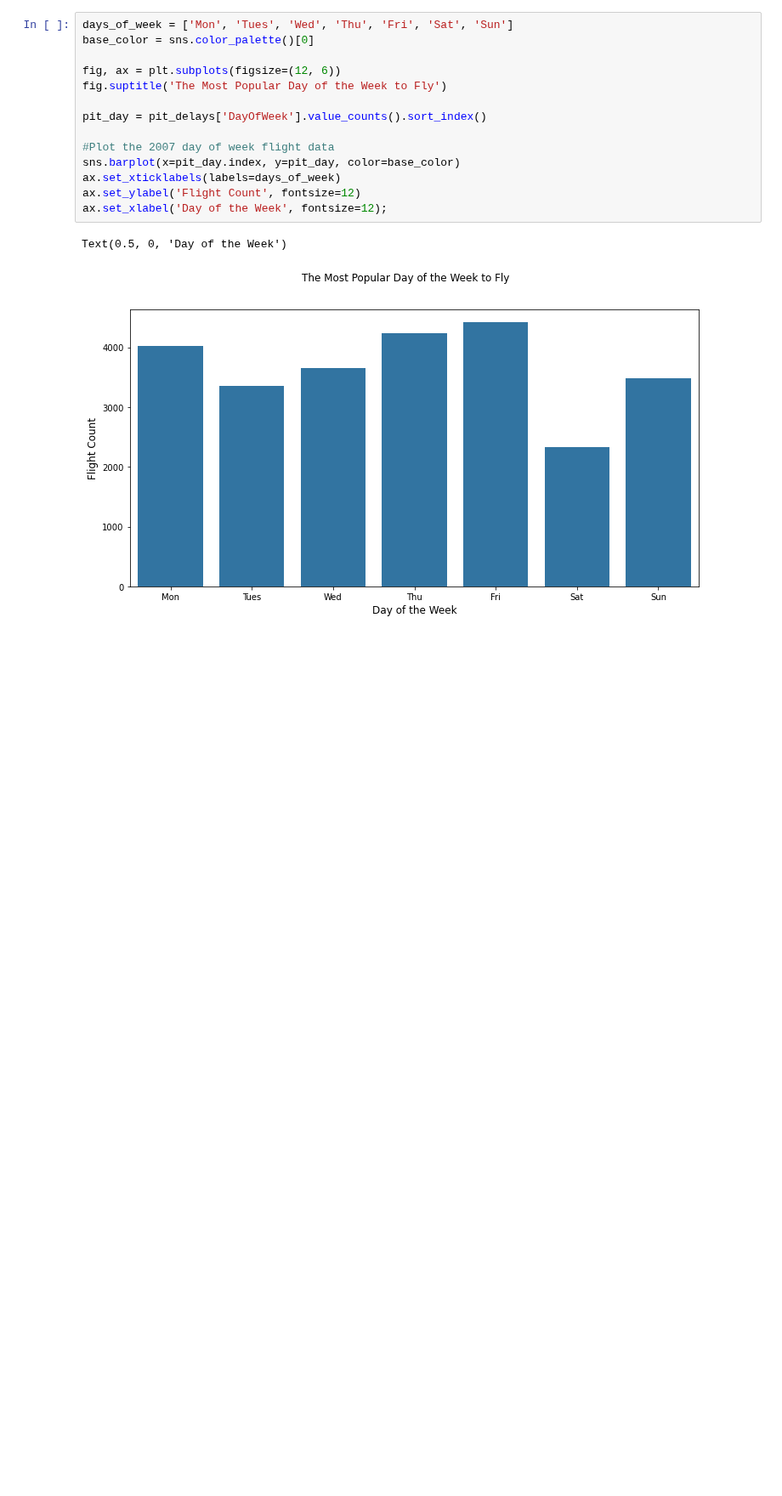
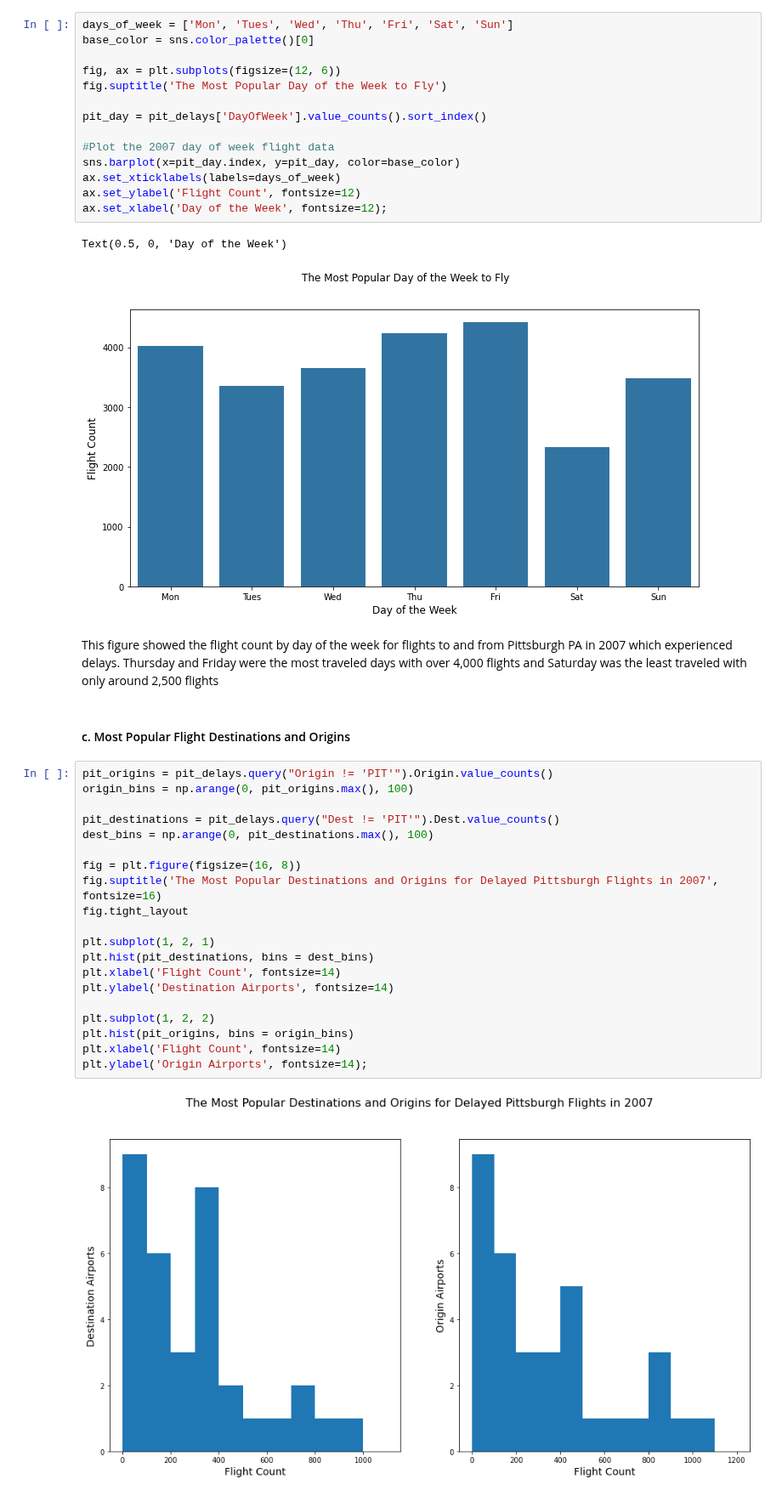
Before and after one commit to Miles-Murphy/vis_final_project, a Jupyter notebook: explanatory_analysis_pittsburgh_flight_data.ipynb, the cells around one changed output. Shown at 85% size. Cells and saved outputs as stored; diff of their text form; blank space fills up the shorter version.

Commit message:
Completed final univariate analysis figure and summary statement

```diff
--- a/explanatory_analysis_pittsburgh_flight_data.ipynb
+++ b/explanatory_analysis_pittsburgh_flight_data.ipynb
@@ -137,3 +142,29 @@ ax.set_xlabel('Day of the Week', fontsize=12);
 # %% [output]
 Text(0.5, 0, 'Day of the Week')
 [figure]
+# %% [markdown]
+This figure showed the flight count by day of the week for flights to and from Pittsburgh PA in 2007 which experienced delays. Thursday and Friday were the most traveled days with over 4,000 flights and Saturday was the least traveled with only around 2,500 flights
+# %% [markdown]
+#### c. Most Popular Flight Destinations and Origins <a name="popular_destinations_origins"></a>
+# %%
+pit_origins = pit_delays.query("Origin != 'PIT'").Origin.value_counts()
+origin_bins = np.arange(0, pit_origins.max(), 100)
+
+pit_destinations = pit_delays.query("Dest != 'PIT'").Dest.value_counts()
+dest_bins = np.arange(0, pit_destinations.max(), 100)
+
+fig = plt.figure(figsize=(16, 8))
+fig.suptitle('The Most Popular Destinations and Origins for Delayed Pittsburgh Flights in 2007', fontsize=16)
+fig.tight_layout
+
+plt.subplot(1, 2, 1)
+plt.hist(pit_destinations, bins = dest_bins)
+plt.xlabel('Flight Count', fontsize=14)
+plt.ylabel('Destination Airports', fontsize=14)
+
+plt.subplot(1, 2, 2)
+plt.hist(pit_origins, bins = origin_bins)
+plt.xlabel('Flight Count', fontsize=14)
+plt.ylabel('Origin Airports', fontsize=14);
+# %% [output]
+[figure, added]
```
Also changed, not shown: parts of 10 cells of this notebook.
